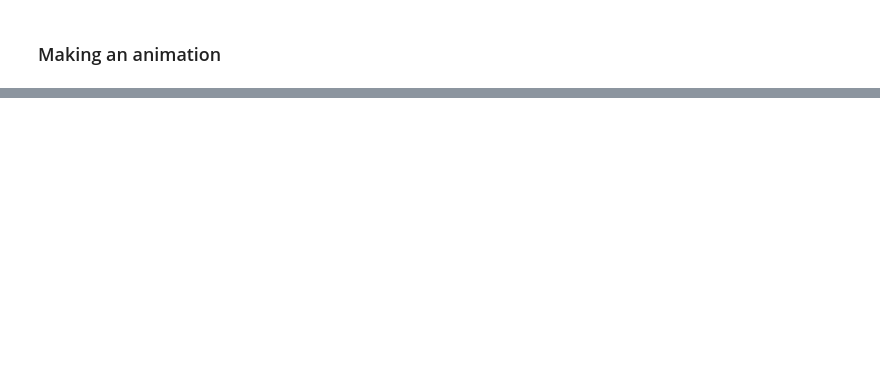
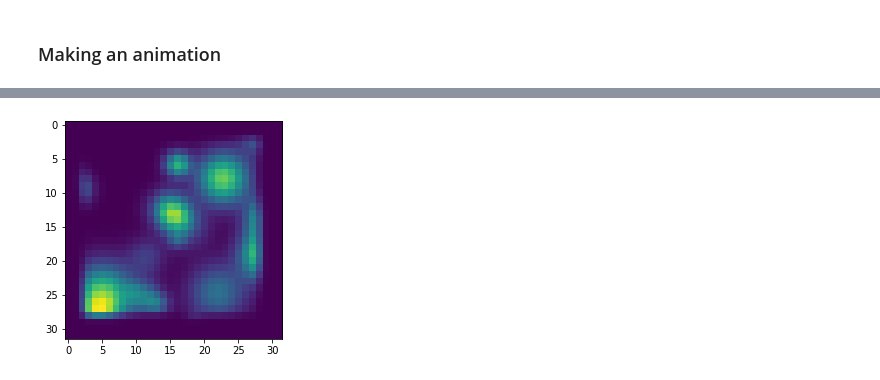
Before and after one commit to rpazuki/morpho_repo, a Jupyter notebook: pinn_tests/Turing_pde_solution_rdsolver.ipynb, the cells around one changed output, grey strips where cells are left out. Cells and saved outputs as stored; diff of their text form; code cells hidden in the pictures; blank space fills up the shorter version.

```diff
--- a/pinn_tests/Turing_pde_solution_rdsolver.ipynb
+++ b/pinn_tests/Turing_pde_solution_rdsolver.ipynb
@@ -62,0 +94,5 @@ anim.save('turring.gif', writer='imagemagick')
+# %%
+plt.imshow(c[0, :,:,0])
+plt.show()
+# %% [output]
+[figure, added]
```
Also changed, not shown: parts of 9 cells of this notebook, 5 other files.
